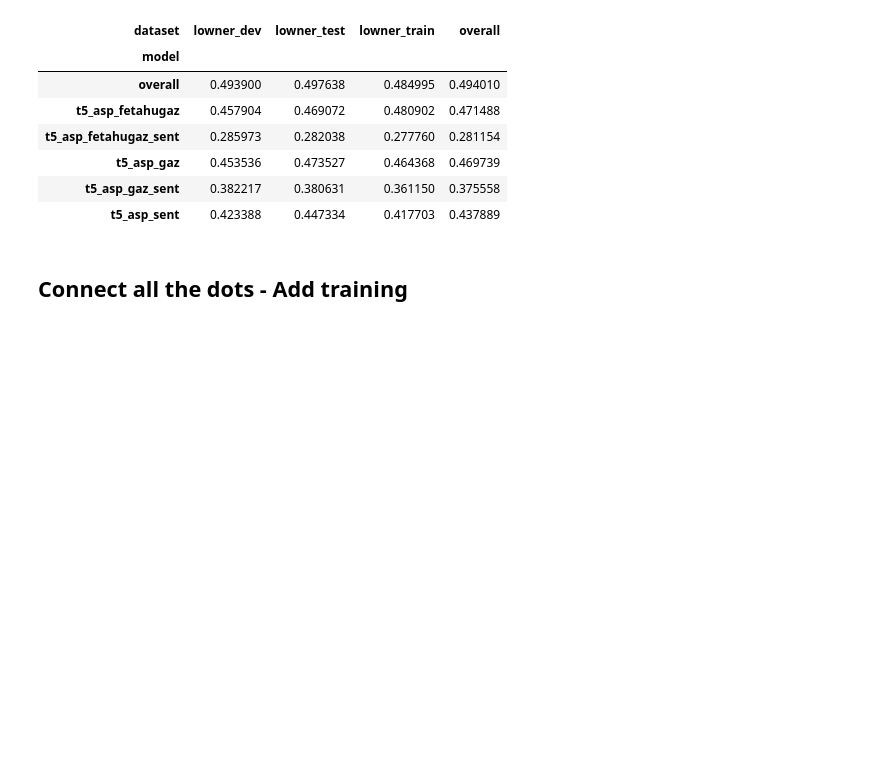
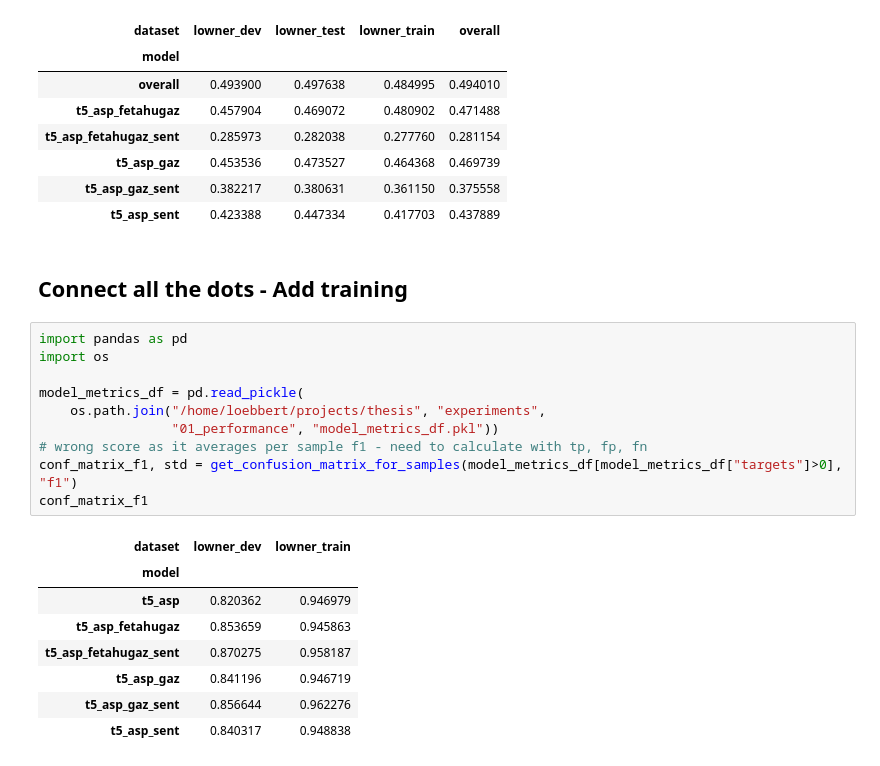
Before and after one commit to roebbert92/thesis, a Jupyter notebook: experiment_01.ipynb, the cells around one changed output. Drawn from its saved outputs; the diff is of its cells as text; blank space fills up the shorter version.

```diff
--- a/experiment_01.ipynb
+++ b/experiment_01.ipynb
@@ -642,3 +456,22 @@ cm
 | t5_asp_sent | 0.423388 | 0.447334 | 0.417703 | 0.437889 |
 # %% [markdown]
 ## Connect all the dots - Add training
+# %%
+import pandas as pd
+import os
+
+model_metrics_df = pd.read_pickle(
+    os.path.join("/home/loebbert/projects/thesis", "experiments",
+                 "01_performance", "model_metrics_df.pkl"))
+# wrong score as it averages per sample f1 - need to calculate with tp, fp, fn
+conf_matrix_f1, std = get_confusion_matrix_for_samples(model_metrics_df[model_metrics_df["targets"]>0], "f1")
+conf_matrix_f1
+# %% [output]
+| dataset | lowner_dev | lowner_train |
+| model |  |  |
+| t5_asp | 0.820362 | 0.946979 |
+| t5_asp_fetahugaz | 0.853659 | 0.945863 |
+| t5_asp_fetahugaz_sent | 0.870275 | 0.958187 |
+| t5_asp_gaz | 0.841196 | 0.946719 |
+| t5_asp_gaz_sent | 0.856644 | 0.962276 |
+| t5_asp_sent | 0.840317 | 0.948838 |
```
Also changed, not shown: parts of 7 cells of this notebook, 1 other file.
